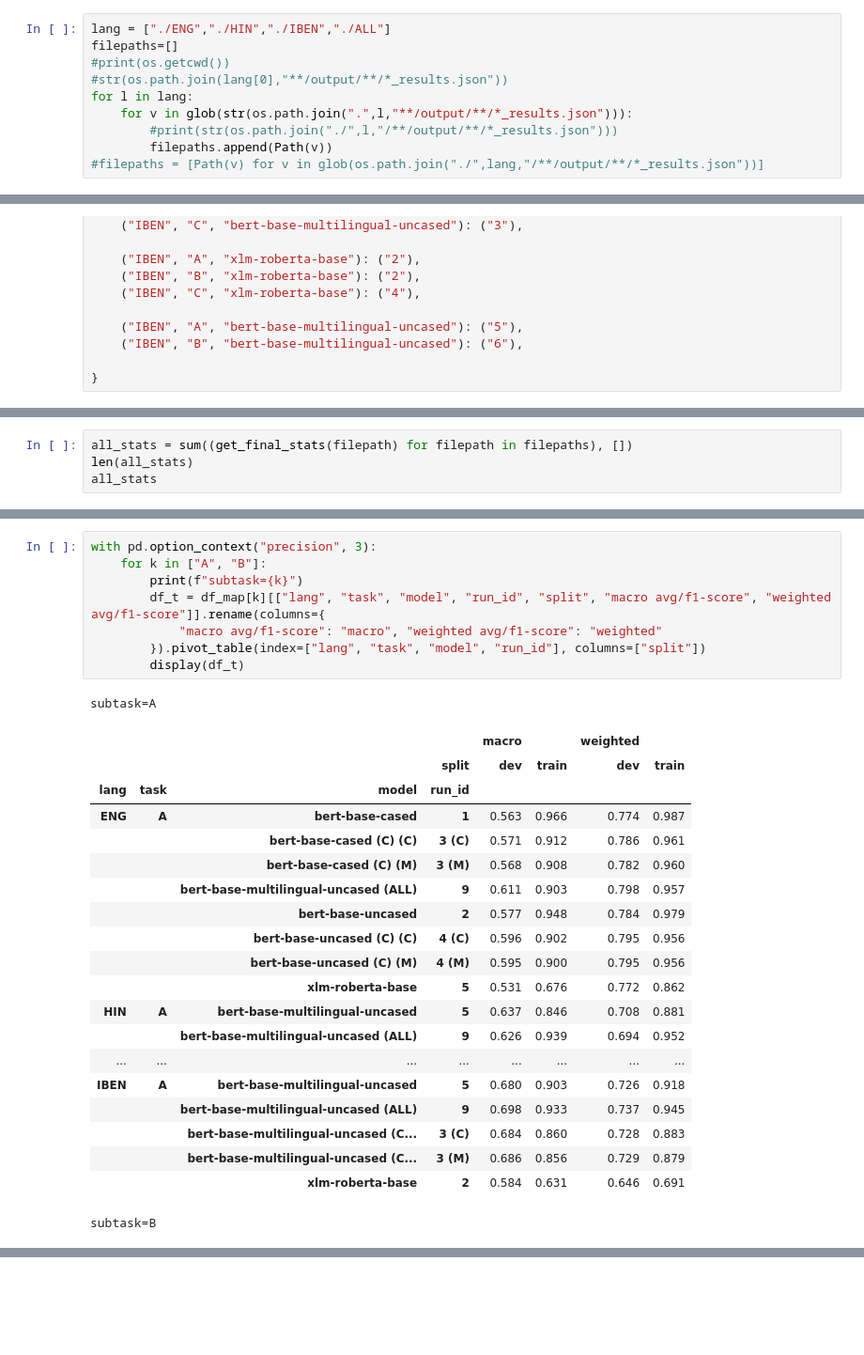
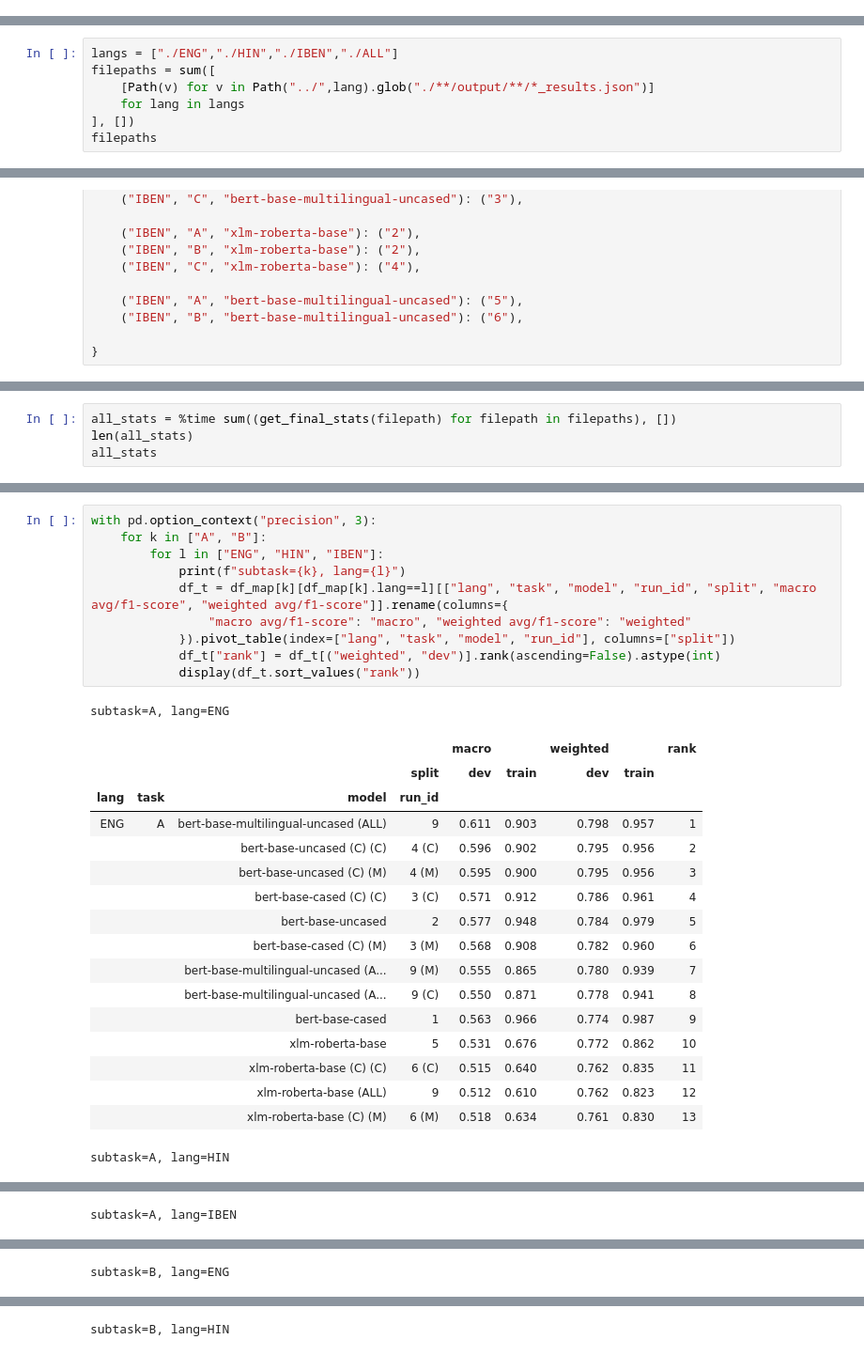
Before and after one commit to socialmediaie/TRAC2020, a Jupyter notebook: notebooks/Analysis_Of_Experiments.ipynb, the cells around one changed output, grey strips where cells are left out. Shown at 94% size. Cells and saved outputs as stored; diff of their text form; blank space fills up the shorter version.

Commit message:
Added run submissions and analysis of dev and train results

```diff
--- a/notebooks/Analysis_Of_Experiments.ipynb
+++ b/notebooks/Analysis_Of_Experiments.ipynb
@@ -38,10 +12,0 @@ env: TRAC_PATH=/content/gdrive/My Drive/TRAC2020-master/
-# %%
-lang = ["./ENG","./HIN","./IBEN","./ALL"]
-filepaths=[]
-#print(os.getcwd())
-#str(os.path.join(lang[0],"**/output/**/*_results.json"))
-for l in lang:
-    for v in glob(str(os.path.join(".",l,"**/output/**/*_results.json"))):
-        #print(str(os.path.join("./",l,"/**/output/**/*_results.json")))
-        filepaths.append(Path(v))
-#filepaths = [Path(v) for v in glob(os.path.join("./",lang,"/**/output/**/*_results.json"))]
@@ -67,0 +27,7 @@ filepaths
+# %%
+langs = ["./ENG","./HIN","./IBEN","./ALL"]
+filepaths = sum([
+    [Path(v) for v in Path("../",lang).glob("./**/output/**/*_results.json")]
+    for lang in langs
+], [])
+filepaths
@@ -253,7 +264,7 @@ def get_final_stats(filepath):
     #print(lang,model,task)
     return [final_stat]
 # %%
-all_stats = sum((get_final_stats(filepath) for filepath in filepaths), [])
+all_stats = %time sum((get_final_stats(filepath) for filepath in filepaths), [])
 len(all_stats)
 all_stats
 # %% [output]
@@ -302,30 +319,29 @@ df_map["A"].head()
 # %%
 with pd.option_context("precision", 3):
     for k in ["A", "B"]:
-        print(f"subtask={k}")
-        df_t = df_map[k][["lang", "task", "model", "run_id", "split", "macro avg/f1-score", "weighted avg/f1-score"]].rename(columns={
-            "macro avg/f1-score": "macro", "weighted avg/f1-score": "weighted"
-        }).pivot_table(index=["lang", "task", "model", "run_id"], columns=["split"])
-        display(df_t)
+        for l in ["ENG", "HIN", "IBEN"]:
+            print(f"subtask={k}, lang={l}")
+            df_t = df_map[k][df_map[k].lang==l][["lang", "task", "model", "run_id", "split", "macro avg/f1-score", "weighted avg/f1-score"]].rename(columns={
+                "macro avg/f1-score": "macro", "weighted avg/f1-score": "weighted"
+            }).pivot_table(index=["lang", "task", "model", "run_id"], columns=["split"])
+            df_t["rank"] = df_t[("weighted", "dev")].rank(ascending=False).astype(int)
+            display(df_t.sort_values("rank"))
 # %% [output]
-subtask=A
+subtask=A, lang=ENG
-|  |  |  |  | macro |  | weighted |  |
-|  |  |  | split | dev | train | dev | train |
-| lang | task | model | run_id |  |  |  |  |
-| ENG | A | bert-base-cased | 1 | 0.563 | 0.966 | 0.774 | 0.987 |
-|  |  | bert-base-cased (C) (C) | 3 (C) | 0.571 | 0.912 | 0.786 | 0.961 |
-|  |  | bert-base-cased (C) (M) | 3 (M) | 0.568 | 0.908 | 0.782 | 0.960 |
-|  |  | bert-base-multilingual-uncased (ALL) | 9 | 0.611 | 0.903 | 0.798 | 0.957 |
-|  |  | bert-base-uncased | 2 | 0.577 | 0.948 | 0.784 | 0.979 |
-|  |  | bert-base-uncased (C) (C) | 4 (C) | 0.596 | 0.902 | 0.795 | 0.956 |
-|  |  | bert-base-uncased (C) (M) | 4 (M) | 0.595 | 0.900 | 0.795 | 0.956 |
-|  |  | xlm-roberta-base | 5 | 0.531 | 0.676 | 0.772 | 0.862 |
-| HIN | A | bert-base-multilingual-uncased | 5 | 0.637 | 0.846 | 0.708 | 0.881 |
-|  |  | bert-base-multilingual-uncased (ALL) | 9 | 0.626 | 0.939 | 0.694 | 0.952 |
-| ... | ... | ... | ... | ... | ... | ... | ... |
-| IBEN | A | bert-base-multilingual-uncased | 5 | 0.680 | 0.903 | 0.726 | 0.918 |
-|  |  | bert-base-multilingual-uncased (ALL) | 9 | 0.698 | 0.933 | 0.737 | 0.945 |
-|  |  | bert-base-multilingual-uncased (C... | 3 (C) | 0.684 | 0.860 | 0.728 | 0.883 |
-|  |  | bert-base-multilingual-uncased (C... | 3 (M) | 0.686 | 0.856 | 0.729 | 0.879 |
-|  |  | xlm-roberta-base | 2 | 0.584 | 0.631 | 0.646 | 0.691 |
+|  |  |  |  | macro |  | weighted |  | rank |
+|  |  |  | split | dev | train | dev | train |  |
+| lang | task | model | run_id |  |  |  |  |  |
+| ENG | A | bert-base-multilingual-uncased (ALL) | 9 | 0.611 | 0.903 | 0.798 | 0.957 | 1 |
+|  |  | bert-base-uncased (C) (C) | 4 (C) | 0.596 | 0.902 | 0.795 | 0.956 | 2 |
+|  |  | bert-base-uncased (C) (M) | 4 (M) | 0.595 | 0.900 | 0.795 | 0.956 | 3 |
+|  |  | bert-base-cased (C) (C) | 3 (C) | 0.571 | 0.912 | 0.786 | 0.961 | 4 |
+|  |  | bert-base-uncased | 2 | 0.577 | 0.948 | 0.784 | 0.979 | 5 |
+|  |  | bert-base-cased (C) (M) | 3 (M) | 0.568 | 0.908 | 0.782 | 0.960 | 6 |
+|  |  | bert-base-multilingual-uncased (A... | 9 (M) | 0.555 | 0.865 | 0.780 | 0.939 | 7 |
+|  |  | bert-base-multilingual-uncased (A... | 9 (C) | 0.550 | 0.871 | 0.778 | 0.941 | 8 |
+|  |  | bert-base-cased | 1 | 0.563 | 0.966 | 0.774 | 0.987 | 9 |
+|  |  | xlm-roberta-base | 5 | 0.531 | 0.676 | 0.772 | 0.862 | 10 |
+|  |  | xlm-roberta-base (C) (C) | 6 (C) | 0.515 | 0.640 | 0.762 | 0.835 | 11 |
+|  |  | xlm-roberta-base (ALL) | 9 | 0.512 | 0.610 | 0.762 | 0.823 | 12 |
+|  |  | xlm-roberta-base (C) (M) | 6 (M) | 0.518 | 0.634 | 0.761 | 0.830 | 13 |
-subtask=B
+subtask=A, lang=HIN
@@ -350,0 +361 @@ subtask=B
+subtask=A, lang=IBEN
@@ -350,0 +375 @@ subtask=B
+subtask=B, lang=ENG
@@ -350,0 +392 @@ subtask=B
+subtask=B, lang=HIN
```
Also changed, not shown: parts of 14 cells of this notebook, 55 other files.
